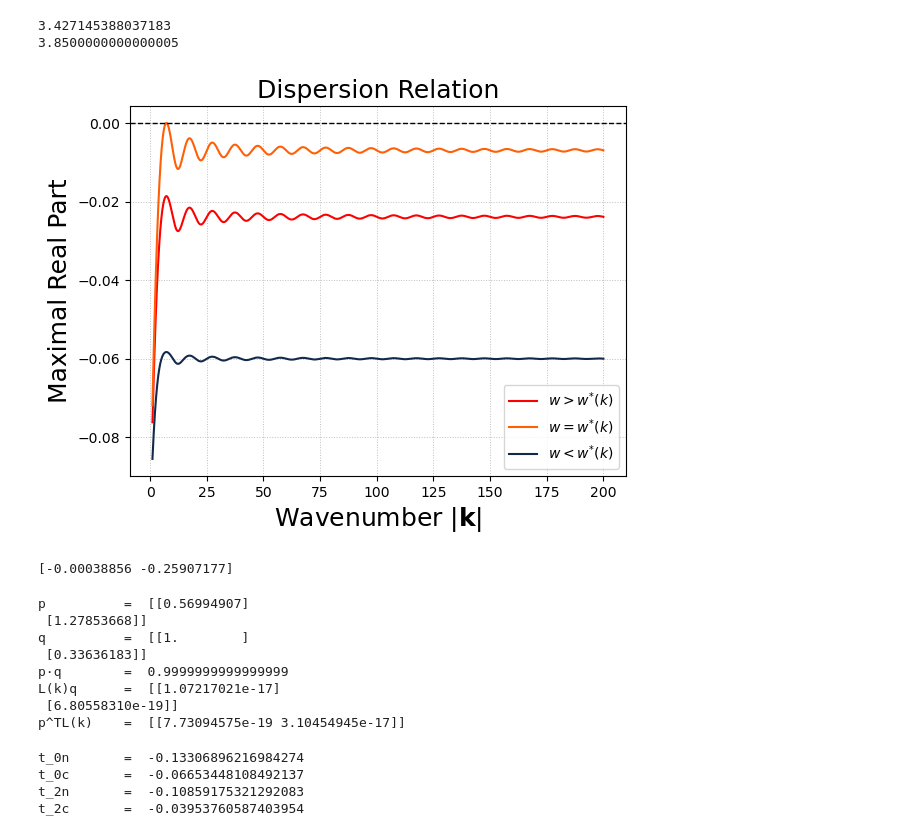
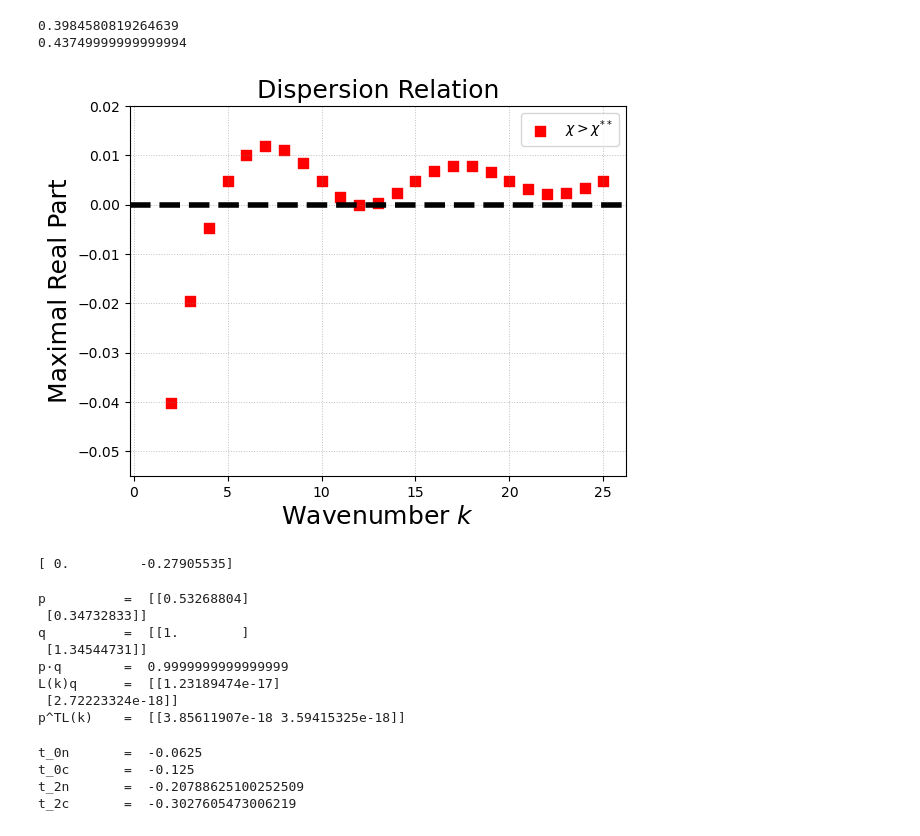
Before and after one commit to yxuanzhao/Keller-Segel-Model-on-Graphs-and-Graphons, a Jupyter notebook: dispersion_relation.ipynb, the cells around one changed output. Drawn from its saved outputs; the diff is of its cells as text; code cells hidden in the pictures.

```diff
--- a/dispersion_relation.ipynb
+++ b/dispersion_relation.ipynb
@@ -14,11 +14,11 @@ def A_hat(m: int, rho: float) -> float:
 
 # ======== EDIT YOUR PARAMETERS HERE ========
 r = 0.1        # logistic growth rate
-eta_n = 0.02
+eta_n = 0.05
 n0 = 8.0
 eta_c = 0.04
 k = 7
-alpha = 0.05
+alpha = 0.2
 beta = 0.1
 rho = 0.10     # bandwidth of the band kernel
 # ==========================================
@@ -58,17 +58,17 @@ w_star_w_extreme = num_w_extreme / den_w_extreme
 print(w_star)
 print(w_star_w_extreme)
 # %% [output]
-3.427145388037183
-3.8500000000000005
+0.3984580819264639
+0.43749999999999994
 # %%
 def L(w, Delta):
     return np.array([[-eta_n*Delta/2 + fp, eta_n*w*n0*Delta/2], [alpha, -eta_c*Delta - beta]])
 
-w_small = 1
-w_large = 2.5
+w_small = 0.35
+w_large = 0.47
 
 k_intervals = np.linspace(1, 200, 10000)
-k_discrete = np.arange(1, 36)
+k_discrete = np.arange(1, 26)
 eig_greater = np.zeros(len(k_discrete))
 eig_star = np.zeros(len(k_discrete))
 eig_smaller = np.zeros(len(k_discrete))
@@ -101,34 +101,32 @@ max_real_parts = np.array(max_reals)
 max_real_parts_small = np.array(max_reals_small)
 max_real_parts_large = np.array(max_reals_large)
 # %%
-plt.plot(k_intervals, max_real_parts_large, label = "$w>w^{*}(k)$", color = "red", linewidth = 1.5)
-#plt.scatter(k_discrete, eig_greater, s=100, alpha=1, color = "red")
-
-plt.plot(k_intervals, max_real_parts, label = "$w=w^{*}(k)$", color = "#FF5F05", linewidth = 1.5)
-#plt.scatter(k_discrete, eig_star, s=100, alpha=1, color = "#FF5F05")
-
-plt.plot(k_intervals, max_real_parts_small, label = "$w<w^{*}(k)$", color = "#13294B", linewidth = 1.5)
-#plt.scatter(k_discrete, eig_smaller, s=100, alpha=1, color = "#13294B")
-
-plt.axhline(y=0, color='k', linestyle='--', linewidth = 1)
+plt.axhline(y=0, color='k', linestyle='--', linewidth = 4)
+#plt.plot(k_intervals, max_real_parts_large, label = "$w>w^{*}(k)$", color = "red", linewidth = 1.5)
+plt.scatter(k_discrete, eig_greater, s=50, alpha=1, color = "red", marker = 's', label = "$\\chi>\\chi^{**}$")
+#plt.plot(k_intervals, max_real_parts, label = "$w=w^{*}(k)$", color = "#FF5F05", linewidth = 1.5)
+#plt.scatter(k_discrete, eig_star, s=50, alpha=1, color = "#FF5F05", marker = 'o', label = "$\\chi=\\chi^{*}$")
+#plt.plot(k_intervals, max_real_parts_small, label = "$w<w^{*}(k)$", color = "#13294B", linewidth = 1.5)
+#plt.scatter(k_discrete, eig_smaller, s=50, alpha=1, color = "#13294B", marker = '^', label = "$\\chi^{*}<\\chi<\\chi^{**}$")
 plt.grid(True)
 plt.grid(which = 'both')
 plt.grid(alpha = 0.5)
 plt.grid(color = 'gray', linestyle = ':', linewidth = 0.7)
 plt.legend()
-plt.xlabel('Wavenumber $|\\mathbf{k}|$', fontsize=18)
+plt.ylim([-0.055, 0.02])
+plt.xlabel('Wavenumber $k$', fontsize=18)
 plt.ylabel('Maximal Real Part', fontsize=18)
 plt.title('Dispersion Relation', fontsize=18)
-plt.savefig("dispersion_relation.pdf", format="pdf", bbox_inches="tight")
+#plt.savefig("dispersion_relation.pdf", format="pdf", bbox_inches="tight")
 plt.show()
 # %% [output]
-[figure, old version]
+[figure, new version]
 # %%
-k = 8
-w = 3.45
+k = 7
+w = 0.3984580819264639
 print(np.linalg.eigvals(L(w, A_hat(0, rho) - A_hat(k, rho))))
 # %% [output]
-[-0.00038856 -0.25907177]
+[ 0.         -0.27905535]
 # %%
 # p and q
 q_n = 1.0
@@ -137,8 +135,6 @@ q = np.array([[q_n], [q_c]])
 
 p_n = (2*alpha*beta + 2*alpha*eta_c*Delta)/(alpha*(eta_n + 2*eta_c)*Delta + 2*alpha*(beta - fp))
 p_c = ((beta + eta_c*Delta)*(eta_n*Delta - 2*fp))/(alpha*(eta_n + 2*eta_c)*Delta + 2*alpha*(beta - fp))
-#p_n = 2*alpha/(eta_n*Delta - 2*fp)
-#p_c = 1.0
 
 p = np.array([[p_n], [p_c]])
 
@@ -150,27 +146,27 @@ print("p·q        = ", ip)
 print("L(k)q      = ", L(w_star, Delta) @ q)
 print("p^TL(k)    = ", p.T @ L(w_star, Delta))
 # %% [output]
-p          =  [[0.56994907]
- [1.27853668]]
+p          =  [[0.53268804]
+ [0.34732833]]
 q          =  [[1.        ]
- [0.33636183]]
+ [1.34544731]]
 p·q        =  0.9999999999999999
-L(k)q      =  [[1.07217021e-17]
- [6.80558310e-19]]
-p^TL(k)    =  [[7.73094575e-19 3.10454945e-17]]
+L(k)q      =  [[1.23189474e-17]
+ [2.72223324e-18]]
+p^TL(k)    =  [[3.85611907e-18 3.59415325e-18]]
 # %%
 # s_0, s_2, t_0 and t_2
-s_0n = eta_n*w*q_n*q_c*Delta/4 - fpp*q_n**2/4
+s_0n = - fpp*q_n**2/4
 s_0c = 0.0
 
-s_2n = eta_n*w*q_n*q_c*C2/8 - fpp*q_n**2/4
+s_2n = -eta_n*w*q_n*q_c*Delta2/8 - fpp*q_n**2/4
 s_2c = 0.0
 
 s_0 = np.array([[s_0n], [s_0c]])
 s_2 = np.array([[s_2n], [s_2c]])
 
 L_0 = np.array([[fp, 0], [alpha, -beta]])
-L_2k = np.array([[-eta_n*Delta2/2 + fp, eta_n*w*Delta2/2], [alpha, -eta_c*Delta2 - beta]])
+L_2k = np.array([[-eta_n*Delta2/2 + fp, eta_n*w*n0*Delta2/2], [alpha, -eta_c*Delta2 - beta]])
 L_0_inv = np.linalg.inv(L_0)
 L_2k_inv = np.linalg.inv(L_2k)
 
@@ -187,9 +183,9 @@ print("t_0c       = ", t_0c)
 print("t_2n       = ", t_2n)
 print("t_2c       = ", t_2c)
 # %% [output]
-t_0n       =  -0.13306896216984274
-t_0c       =  -0.06653448108492137
-t_2n       =  -0.10859175321292083
-t_2c       =  -0.03953760587403954
+t_0n       =  -0.0625
+t_0c       =  -0.125
+t_2n       =  -0.20788625100252509
+t_2c       =  -0.3027605473006219
 # %%
 # kappa
```
Also changed, not shown: parts of 1 cell of this notebook, 16 other files.
